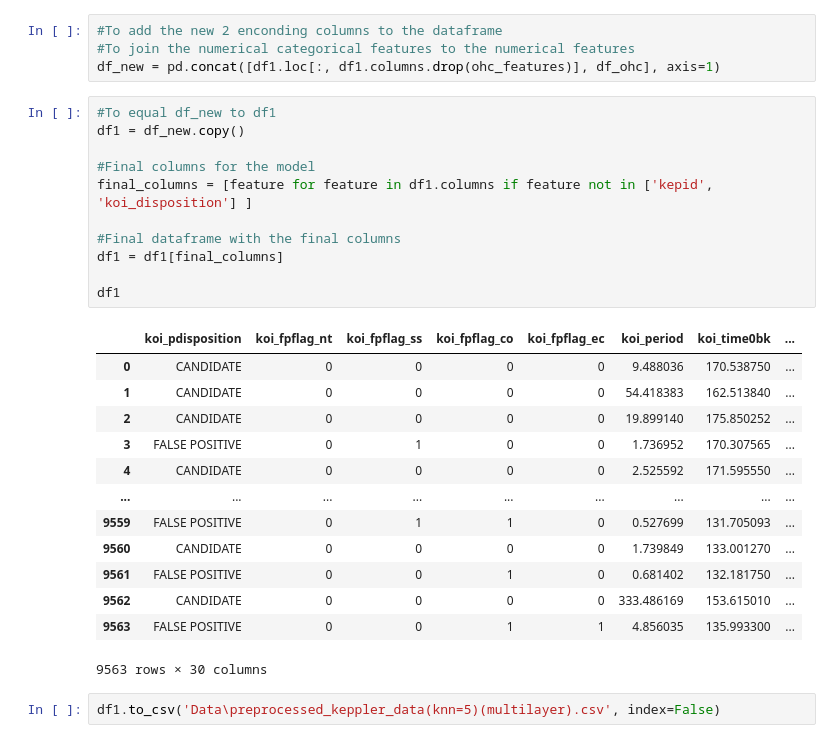
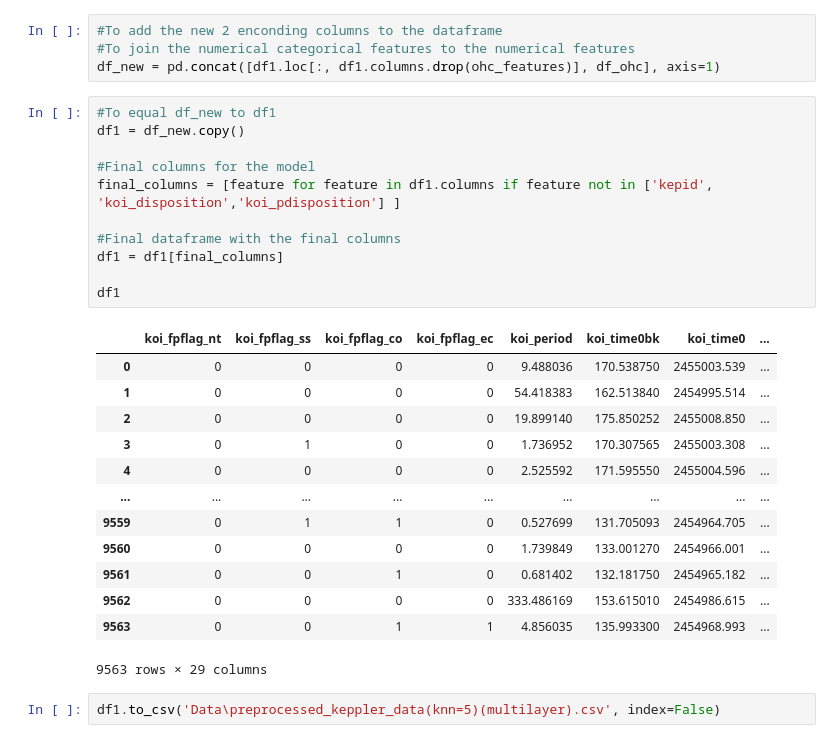
Before and after one commit to maikelps/KOI_ExoplanetClassification, a Jupyter notebook: 1. PreProcessing.ipynb, the cells around one changed output. Cells and saved outputs as stored; diff of their text form.

```diff
--- a/1. PreProcessing.ipynb
+++ b/1. PreProcessing.ipynb
@@ -412,27 +428,27 @@ df_new = pd.concat([df1.loc[:, df1.columns.drop(ohc_features)], df_ohc], axis=1)
 # %%
 #To equal df_new to df1
 df1 = df_new.copy()
 
 #Final columns for the model
-final_columns = [feature for feature in df1.columns if feature not in ['kepid', 'koi_disposition'] ]
+final_columns = [feature for feature in df1.columns if feature not in ['kepid', 'koi_disposition','koi_pdisposition'] ]
 
 #Final dataframe with the final columns
 df1 = df1[final_columns]
 
 df1
 # %% [output]
-|  | koi_pdisposition | koi_fpflag_nt | koi_fpflag_ss | koi_fpflag_co | koi_fpflag_ec | koi_period | koi_time0bk | ... |
-| 0 | CANDIDATE | 0 | 0 | 0 | 0 | 9.488036 | 170.538750 | ... |
-| 1 | CANDIDATE | 0 | 0 | 0 | 0 | 54.418383 | 162.513840 | ... |
-| 2 | CANDIDATE | 0 | 0 | 0 | 0 | 19.899140 | 175.850252 | ... |
-| 3 | FALSE POSITIVE | 0 | 1 | 0 | 0 | 1.736952 | 170.307565 | ... |
-| 4 | CANDIDATE | 0 | 0 | 0 | 0 | 2.525592 | 171.595550 | ... |
+|  | koi_fpflag_nt | koi_fpflag_ss | koi_fpflag_co | koi_fpflag_ec | koi_period | koi_time0bk | koi_time0 | ... |
+| 0 | 0 | 0 | 0 | 0 | 9.488036 | 170.538750 | 2455003.539 | ... |
+| 1 | 0 | 0 | 0 | 0 | 54.418383 | 162.513840 | 2454995.514 | ... |
+| 2 | 0 | 0 | 0 | 0 | 19.899140 | 175.850252 | 2455008.850 | ... |
+| 3 | 0 | 1 | 0 | 0 | 1.736952 | 170.307565 | 2455003.308 | ... |
+| 4 | 0 | 0 | 0 | 0 | 2.525592 | 171.595550 | 2455004.596 | ... |
 | ... | ... | ... | ... | ... | ... | ... | ... | ... |
-| 9559 | FALSE POSITIVE | 0 | 1 | 1 | 0 | 0.527699 | 131.705093 | ... |
-| 9560 | CANDIDATE | 0 | 0 | 0 | 0 | 1.739849 | 133.001270 | ... |
-| 9561 | FALSE POSITIVE | 0 | 0 | 1 | 0 | 0.681402 | 132.181750 | ... |
-| 9562 | CANDIDATE | 0 | 0 | 0 | 0 | 333.486169 | 153.615010 | ... |
-| 9563 | FALSE POSITIVE | 0 | 0 | 1 | 1 | 4.856035 | 135.993300 | ... |
+| 9559 | 0 | 1 | 1 | 0 | 0.527699 | 131.705093 | 2454964.705 | ... |
+| 9560 | 0 | 0 | 0 | 0 | 1.739849 | 133.001270 | 2454966.001 | ... |
+| 9561 | 0 | 0 | 1 | 0 | 0.681402 | 132.181750 | 2454965.182 | ... |
+| 9562 | 0 | 0 | 0 | 0 | 333.486169 | 153.615010 | 2454986.615 | ... |
+| 9563 | 0 | 0 | 1 | 1 | 4.856035 | 135.993300 | 2454968.993 | ... |
-9563 rows × 30 columns
+9563 rows × 29 columns
 # %%
 df1.to_csv('Data\preprocessed_keppler_data(knn=5)(multilayer).csv', index=False)
```
Also changed, not shown: parts of 1 cell of this notebook.
